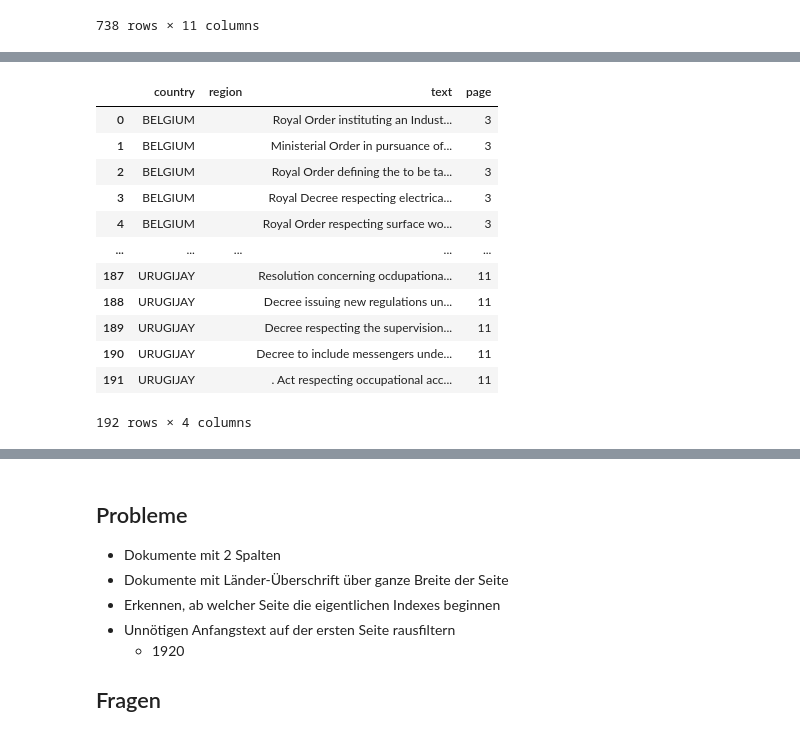
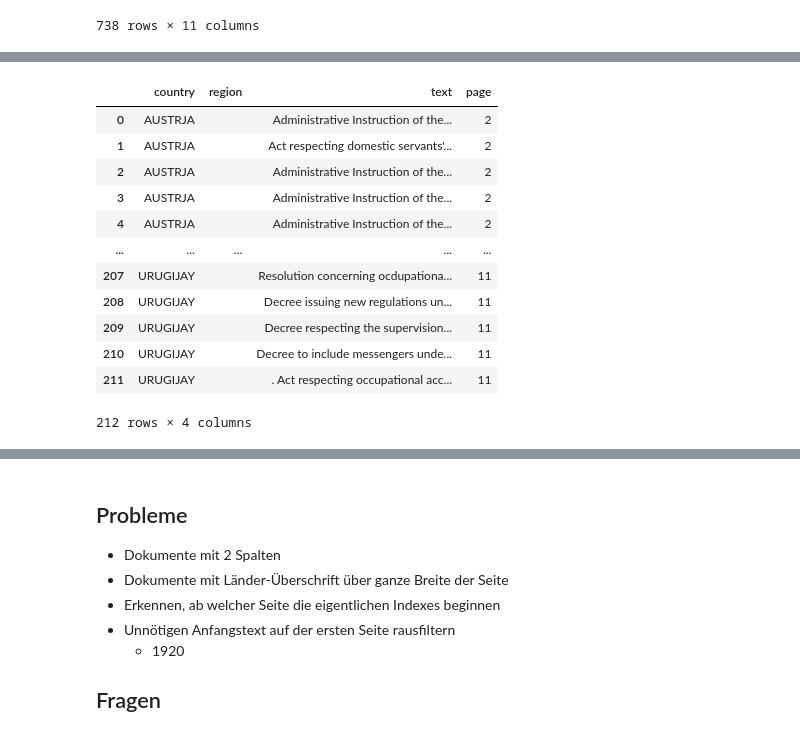
Before and after one commit to jeusa/indexex, a Jupyter notebook: code/index_extraction.ipynb, the cells around one changed output, grey strips where cells are left out. Saved outputs shown, nothing was run; the diff lists cells and outputs as text; code cells hidden in the pictures.

```diff
--- a/code/index_extraction.ipynb
+++ b/code/index_extraction.ipynb
@@ -53,8 +55,8 @@ Finished reading 11 page(s)
 | 821 | Act concerning weekly rest. 22nd ... | [Act, concerning weekly rest., 22... | 67.0 | 544.01 | 310.48 | 553.93 | 11 |
 738 rows × 7 columns
 # %%
-bins_x0, bins_x1, x0_n = classification.group_line_starts_ends(l_df)
-borders = classification.make_borders_df(bins_x0, bins_x1)
+bins_x0, bins_x1, x0_n = group.group_line_starts_ends(l_df)
+borders = lines.make_borders_df(bins_x0, bins_x1)
 display(x0_n, bins_x0, bins_x1)
 # %% [output]
 3
@@ -103,8 +105,8 @@ borders
 | 9 | 10 | 53.833333 | 330.460789 | 276.627456 |
 | 10 | 11 | 48.750000 | 326.308824 | 277.558824 |
 # %%
-li_df = classification.assign_types(l_df, bins_x0, bins_x1, x0_n)
-l = classification.assign_labels(li_df, x0_n)
+li_df = label.assign_types(l_df, bins_x0, bins_x1, x0_n)
+l = label.assign_labels(li_df, x0_n)
 li_df.head(20)
 # %% [output]
 |  | line_text | spans | x0 | y0 | x1 | y1 | page | x0_type | x1_type |
@@ -125,12 +127,12 @@ li_df.head(20)
 | 18 | for occupational accidents met wi... | [for occupational accidents met w... | 94.0 | 288.46 | 337.78 | 298.86 | 1 | 2 | 1 |
 | 19 | either country. 27th November, 19... | [either country., 27th November, ... | 94.0 | 296.76 | 306.95 | 306.76 | 1 | 2 | 1 |
 # %%
-cli_df = classification.correct_x0_types(li_df, bins_x0, bins_x1, x0_n)
-ll_df = classification.assign_labels(cli_df, x0_n)
+cli_df = label.correct_x0_types(li_df, bins_x0, bins_x1, x0_n)
+ll_df = label.assign_labels(cli_df, x0_n)
 
 lli_df = ll_df.copy()
 lli_df["new_label"] = lli_df["label"]
-lli_df = classification.improve_country_classification(lli_df)
+lli_df = label.improve_country_classification(lli_df)
 #ll_df.to_csv("labeling_1986_full.csv")
 
 lli_df
@@ -226,42 +173,21 @@ df.iloc[3:30]
-# %%
-texts = []
-countries = []
-regions = []
-pages = []
-
-for g, record in df.loc[df["record_no"]>-1].groupby("record_no"):
-
-    t = ""
-    for index, line in record.iterrows():
-        t = t + line["line_text"] + " "
-
-    texts.append(t)
-    countries.append(record.iloc[0]["country"])
-    regions.append(record.iloc[0]["region"])
-    pages.append(record.iloc[0]["page"])
-
-rec = pd.DataFrame({
-    "country": countries,
-    "region": regions,
-    "text": texts,
-    "page": pages
-})
-
-rec
-# %% [output]
-|  | country | region | text | page |
-| 0 | BELGIUM |  | Royal Order instituting an Indust... | 3 |
-| 1 | BELGIUM |  | Ministerial Order in pursuance of... | 3 |
-| 2 | BELGIUM |  | Royal Order defining the to be ta... | 3 |
-| 3 | BELGIUM |  | Royal Decree respecting electrica... | 3 |
-| 4 | BELGIUM |  | Royal Order respecting surface wo... | 3 |
-| ... | ... | ... | ... | ... |
-| 187 | URUGIJAY |  | Resolution concerning ocdupationa... | 11 |
-| 188 | URUGIJAY |  | Decree issuing new regulations un... | 11 |
-| 189 | URUGIJAY |  | Decree respecting the supervision... | 11 |
-| 190 | URUGIJAY |  | Decree to include messengers unde... | 11 |
-| 191 | URUGIJAY |  | . Act respecting occupational acc... | 11 |
-192 rows × 4 columns
+# %%
+rec_gr = records.group_records(lli_df)
+rec = records.extract_records(lli_df)
+rec
+# %% [output]
+|  | country | region | text | page |
+| 0 | AUSTRJA |  | Administrative Instruction of the... | 2 |
+| 1 | AUSTRJA |  | Act respecting domestic servants'... | 2 |
+| 2 | AUSTRJA |  | Administrative Instruction of the... | 2 |
+| 3 | AUSTRJA |  | Administrative Instruction of the... | 2 |
+| 4 | AUSTRJA |  | Administrative Instruction of the... | 2 |
+| ... | ... | ... | ... | ... |
+| 207 | URUGIJAY |  | Resolution concerning ocdupationa... | 11 |
+| 208 | URUGIJAY |  | Decree issuing new regulations un... | 11 |
+| 209 | URUGIJAY |  | Decree respecting the supervision... | 11 |
+| 210 | URUGIJAY |  | Decree to include messengers unde... | 11 |
+| 211 | URUGIJAY |  | . Act respecting occupational acc... | 11 |
+212 rows × 4 columns
 # %%
 rec.to_csv("index_1920.csv")
 # %%
```
Also changed, not shown: parts of 3 cells of this notebook, 4 other files.
